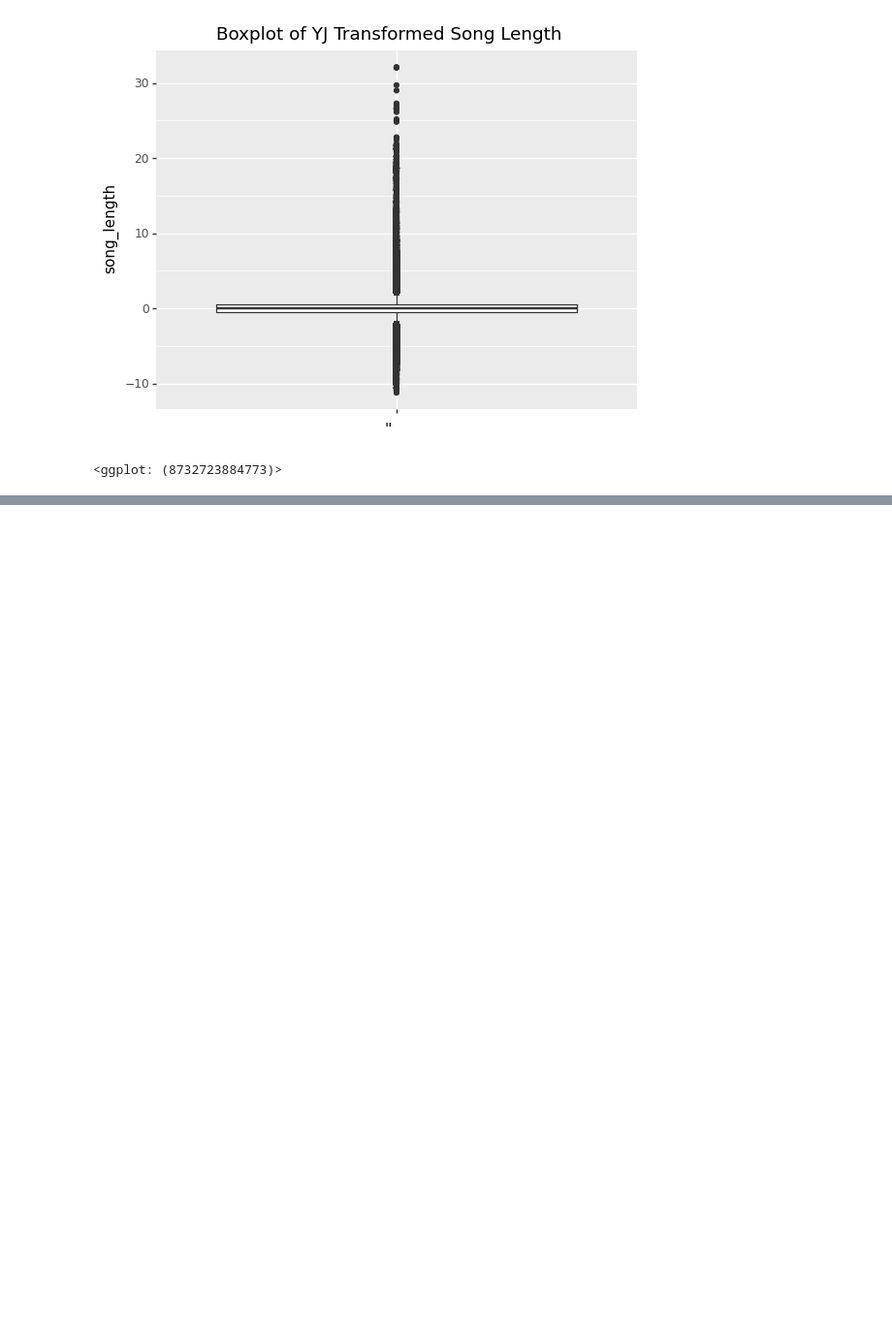
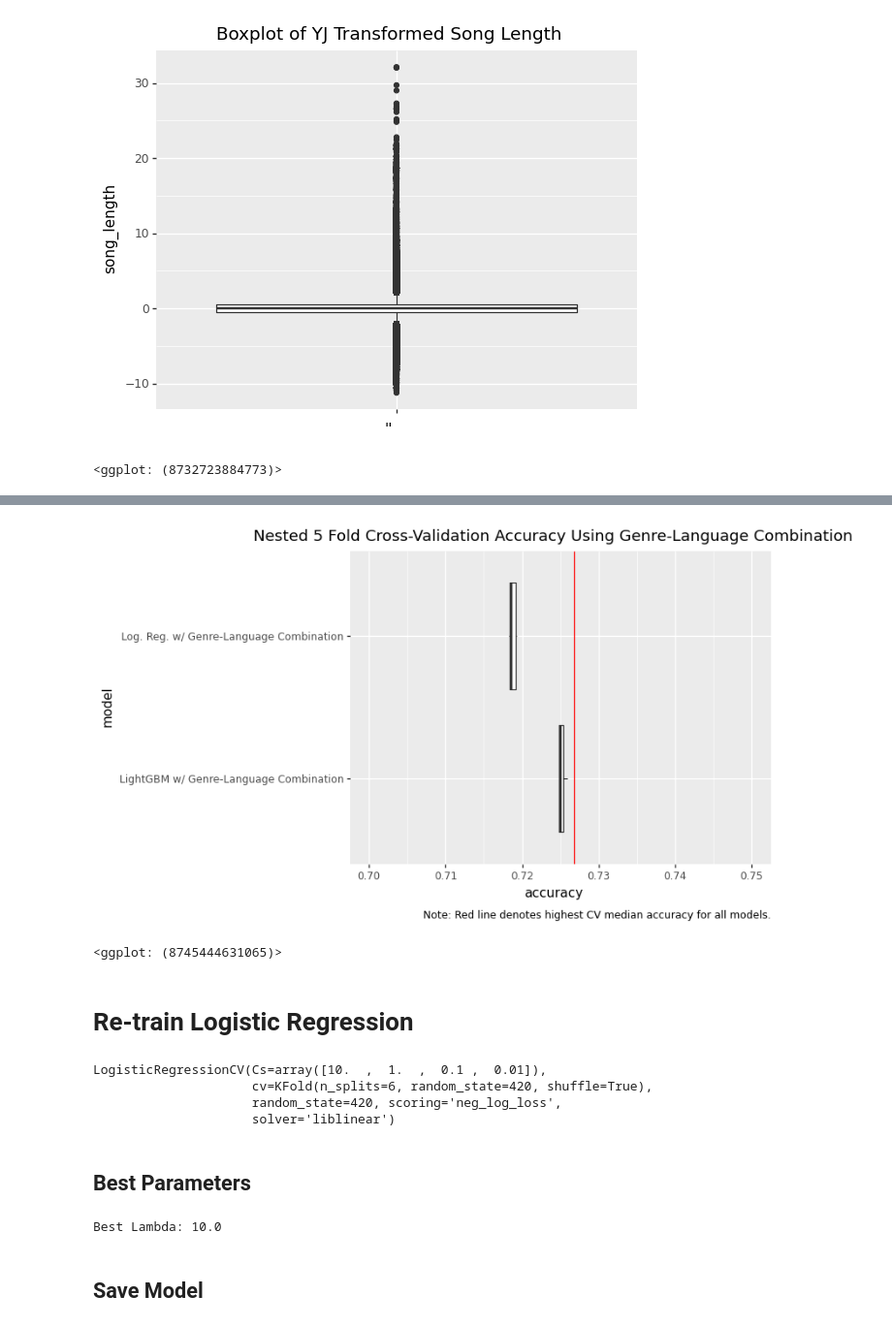
Before and after one commit to jhosea/KKBox-music-recommendation, a Jupyter notebook: project.ipynb, the cells around one changed output, grey strips where cells are left out. Shown at 97% size. Drawn from its saved outputs; the diff is of its cells as text; code cells hidden in the pictures; blank space fills up the shorter version.

```diff
--- a/project.ipynb
+++ b/project.ipynb
@@ -1383,0 +1512,50 @@ nested_score = cross_val_score(grid_cv_xgb,
+# %%
+(p9.ggplot(data=nested_cv_df[
+    (nested_cv_df.model=="lr_genre_language_combo") |
+    (nested_cv_df.model=="lgbm_genre_language_combo")].replace(model_names),
+          mapping=p9.aes(x="model",y="accuracy")) +
+ p9.geom_boxplot() +
+ p9.geom_hline(
+     p9.aes(yintercept=nested_cv_df[
+         nested_cv_df.model=="lgbm_all_columns"
+     ].accuracy.median()), color="red"
+ ) +
+ p9.ylim(0.7,0.75) +
+ p9.coord_flip() +
+ p9.labs(title="Nested 5 Fold Cross-Validation Accuracy Using Genre-Language Combination",
+        caption="Note: Red line denotes highest CV median accuracy for all models.")
+)
+# %% [output]
+[figure, added]
+<ggplot: (8745444631065)>
+# %% [markdown]
+# Re-train Logistic Regression
+# %%
+Cs=1/np.array([0.1,1,10,100])
+
+# Nested CV with parameter optimization
+logistic_reg = LogisticRegressionCV(Cs=Cs,
+                                    solver="liblinear",
+                                    penalty="l2",
+                                    scoring="neg_log_loss",
+                                    cv=inner_cv,
+                                    random_state=SEED,
+                                    verbose=0
+                                   )
+logistic_reg.fit(
+    X=x_train.drop(genre_columns + language_columns, axis=1),
+    y=y_train
+)
+# %% [output]
+LogisticRegressionCV(Cs=array([10.  ,  1.  ,  0.1 ,  0.01]),
+                     cv=KFold(n_splits=6, random_state=420, shuffle=True),
+                     random_state=420, scoring='neg_log_loss',
+                     solver='liblinear')
+# %% [markdown]
+## Best Parameters
+# %%
+print(f"Best Lambda: {1/logistic_reg.C_[0]}")
+# %% [output]
+Best Lambda: 10.0
+# %% [markdown]
+## Save Model
```
Also changed, not shown: parts of 83 cells of this notebook, 5 other files.
